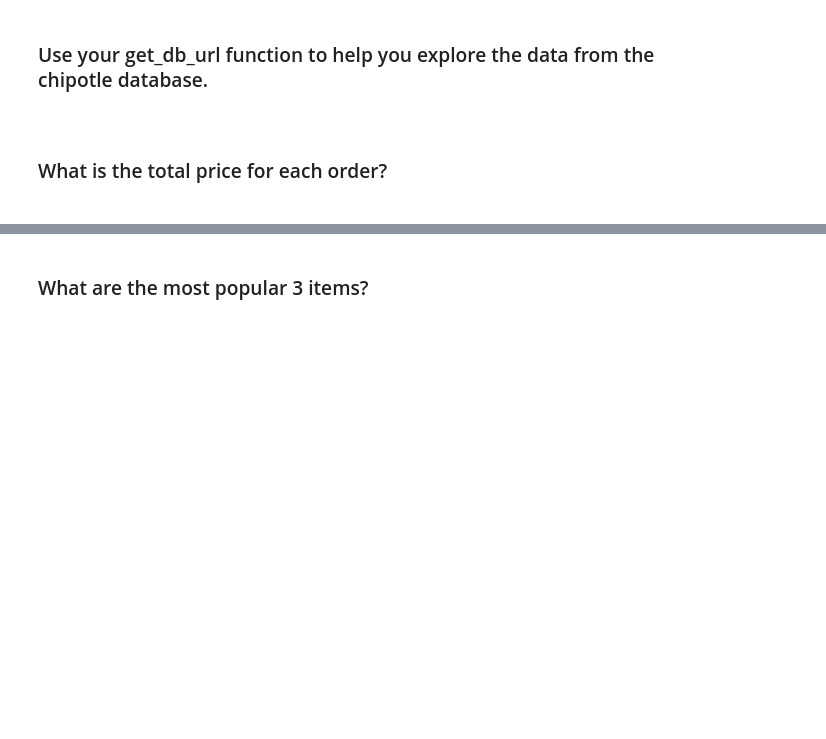
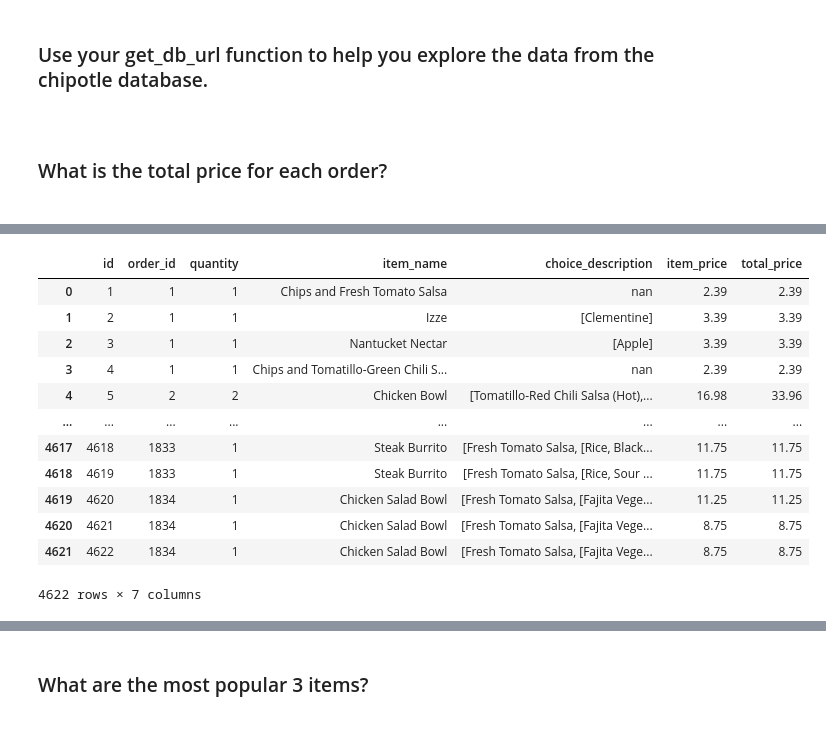
Before and after one commit to JonathanTWare/numpy-pandas-visualization-exercises, a Jupyter notebook: advanced_dataframes.ipynb, the cells around one changed output, grey strips where cells are left out. Drawn from its saved outputs; the diff is of its cells as text; code cells hidden in the pictures; blank space fills up the shorter version.

```diff
--- a/advanced_dataframes.ipynb
+++ b/advanced_dataframes.ipynb
@@ -520,3 +522,8 @@ Manuals are more fuel effecient on the highway
+# %%
+url = f'mysql+pymysql://{user}:{password}@{host}/chipotle'
 # %% [markdown]
 ### What is the total price for each order?
 ###
+# %%
+chip_df = pd.read_sql('SELECT * FROM orders', url)
+chip_df['item_price']= chip_df['item_price'].str.replace('$','').astype(float)
@@ -522,0 +540,17 @@ Manuals are more fuel effecient on the highway
+# %%
+chip_df = chip_df.assign(total_price = chip_df['quantity'] * chip_df['item_price'])
+chip_df
+# %% [output]
+|  | id | order_id | quantity | item_name | choice_description | item_price | total_price |
+| 0 | 1 | 1 | 1 | Chips and Fresh Tomato Salsa | nan | 2.39 | 2.39 |
+| 1 | 2 | 1 | 1 | Izze | [Clementine] | 3.39 | 3.39 |
+| 2 | 3 | 1 | 1 | Nantucket Nectar | [Apple] | 3.39 | 3.39 |
+| 3 | 4 | 1 | 1 | Chips and Tomatillo-Green Chili S... | nan | 2.39 | 2.39 |
+| 4 | 5 | 2 | 2 | Chicken Bowl | [Tomatillo-Red Chili Salsa (Hot),... | 16.98 | 33.96 |
+| ... | ... | ... | ... | ... | ... | ... | ... |
+| 4617 | 4618 | 1833 | 1 | Steak Burrito | [Fresh Tomato Salsa, [Rice, Black... | 11.75 | 11.75 |
+| 4618 | 4619 | 1833 | 1 | Steak Burrito | [Fresh Tomato Salsa, [Rice, Sour ... | 11.75 | 11.75 |
+| 4619 | 4620 | 1834 | 1 | Chicken Salad Bowl | [Fresh Tomato Salsa, [Fajita Vege... | 11.25 | 11.25 |
+| 4620 | 4621 | 1834 | 1 | Chicken Salad Bowl | [Fresh Tomato Salsa, [Fajita Vege... | 8.75 | 8.75 |
+| 4621 | 4622 | 1834 | 1 | Chicken Salad Bowl | [Fresh Tomato Salsa, [Fajita Vege... | 8.75 | 8.75 |
+4622 rows × 7 columns
```
Also changed, not shown: parts of 22 cells of this notebook.
